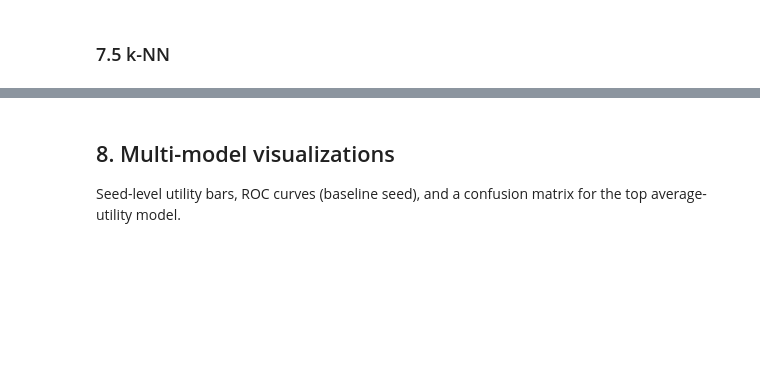
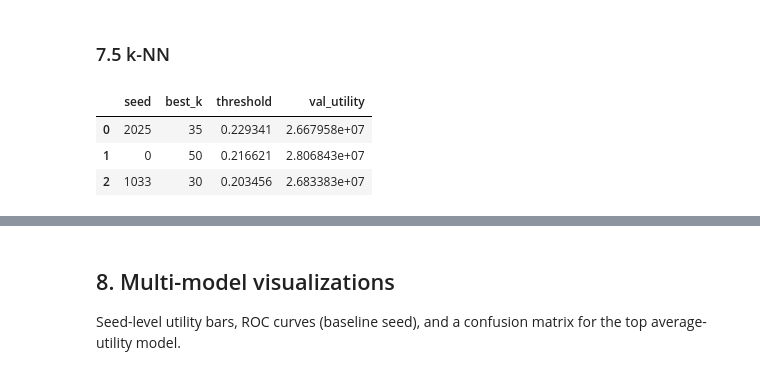
Before and after one commit to albertoquiroga-ctrl/exchange-data-concepts, a Jupyter notebook: Code/Final Project/Final_Project.ipynb, the cells around one changed output, grey strips where cells are left out. Cells and saved outputs as stored; diff of their text form; code cells hidden in the pictures; blank space fills up the shorter version.

```diff
--- a/Code/Final Project/Final_Project.ipynb
+++ b/Code/Final Project/Final_Project.ipynb
@@ -437,21 +489,26 @@ nb_summary_df
 # %% [markdown]
 ### 7.5 k-NN
 # %%
-knn_runs = [run_knn_for_seed(s, k_grid=(5, 15, 25, 35, 50)) for s in SEED_PLAN]
+knn_runs = [run_knn_for_seed(s, k_grid=(5,10,15,20,25,30,35,40,45,50)) for s in SEED_PLAN]
 
 knn_summary_df = pd.concat([r["summary"] for r in knn_runs], ignore_index=True)
 
 pd.DataFrame(
     [
         {
             "seed": r["seed"],
             "best_k": r["k"],
             "threshold": r["threshold"],
             "val_utility": r["val_utility"],
         }
         for r in knn_runs
     ]
 )
+# %% [output]
+|  | seed | best_k | threshold | val_utility |
+| 0 | 2025 | 35 | 0.229341 | 2.667958e+07 |
+| 1 | 0 | 50 | 0.216621 | 2.806843e+07 |
+| 2 | 1033 | 30 | 0.203456 | 2.683383e+07 |
 # %%
 model_runs = {
     "Logistic Regression": logreg_runs,
```
Also changed, not shown: parts of 16 cells of this notebook.
